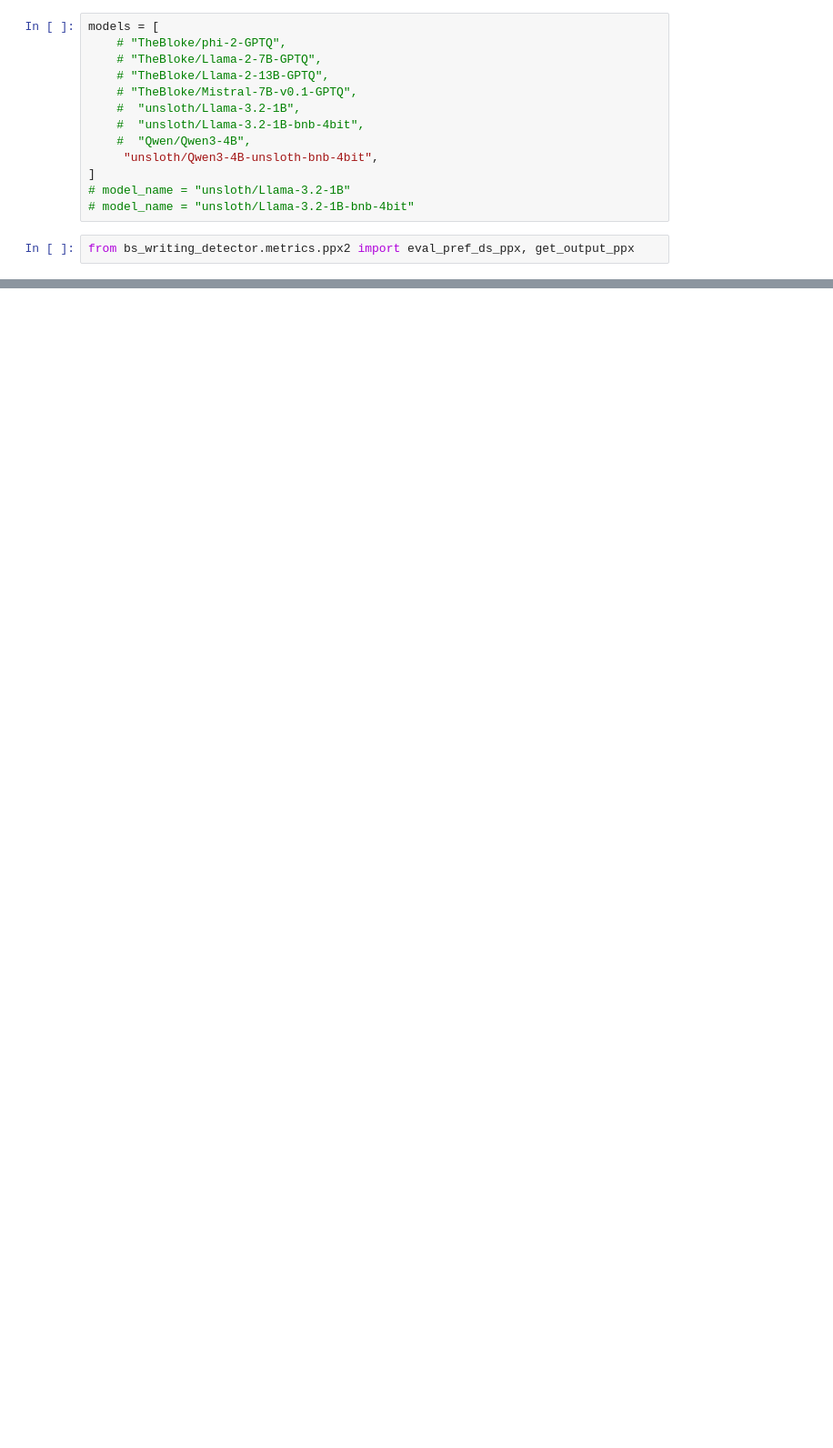
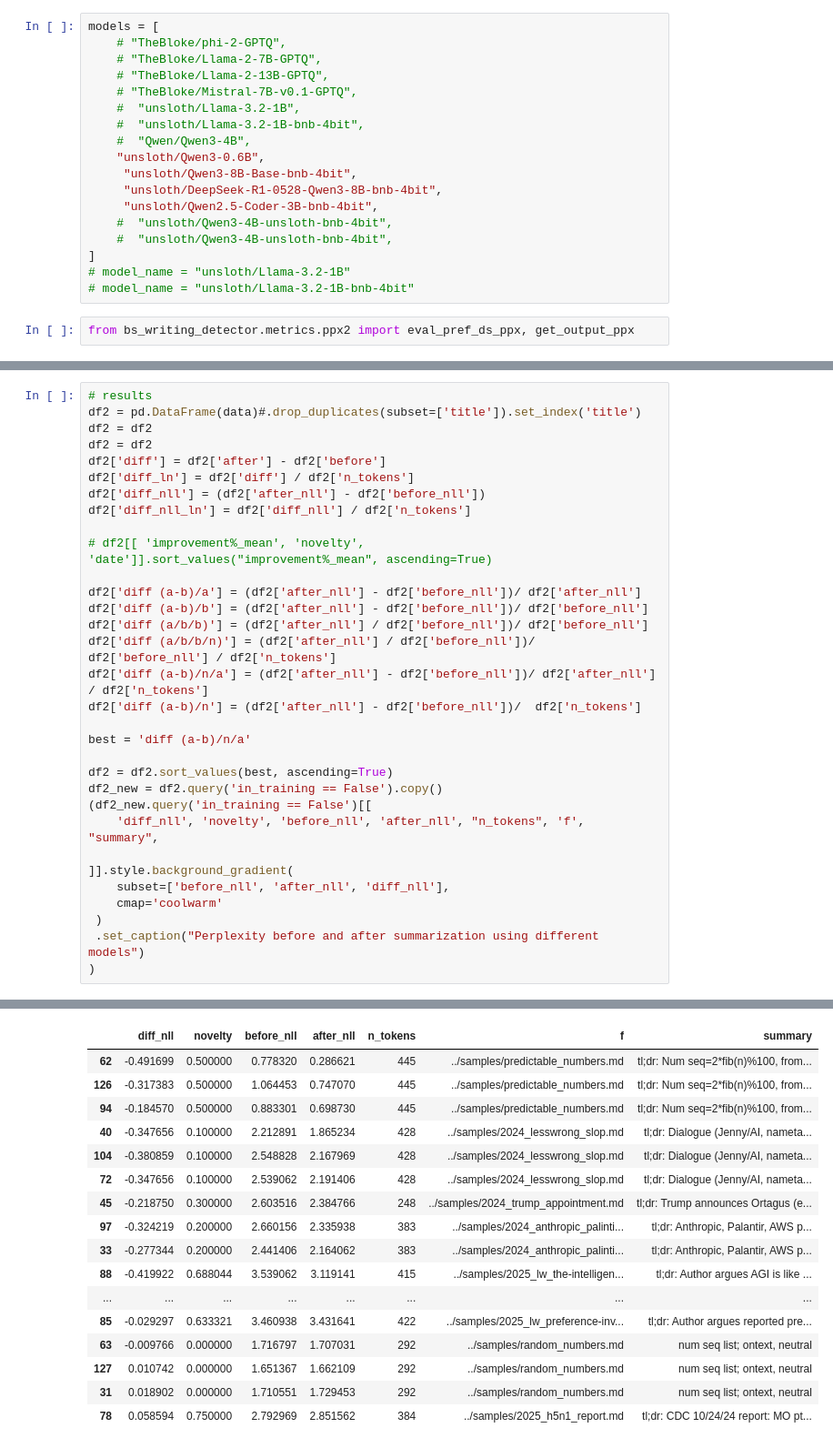
Before and after one commit to wassname/detect_bs_text, a Jupyter notebook: nbs/02_detection_using_tldr_prompt.ipynb, the cells around one changed output, grey strips where cells are left out. Shown: that part at 91% size. Saved outputs shown, nothing was run; the diff lists cells and outputs as text; blank space fills up the shorter version.

```diff
--- a/nbs/02_detection_using_tldr_prompt.ipynb
+++ b/nbs/02_detection_using_tldr_prompt.ipynb
@@ -149,7 +158,12 @@ models = [
     #  "unsloth/Llama-3.2-1B",
     #  "unsloth/Llama-3.2-1B-bnb-4bit",
     #  "Qwen/Qwen3-4B",
-     "unsloth/Qwen3-4B-unsloth-bnb-4bit",
+    "unsloth/Qwen3-0.6B",
+     "unsloth/Qwen3-8B-Base-bnb-4bit",
+     "unsloth/DeepSeek-R1-0528-Qwen3-8B-bnb-4bit",
+     "unsloth/Qwen2.5-Coder-3B-bnb-4bit",
+    #  "unsloth/Qwen3-4B-unsloth-bnb-4bit",
+    #  "unsloth/Qwen3-4B-unsloth-bnb-4bit",
 ]
 # model_name = "unsloth/Llama-3.2-1B"
 # model_name = "unsloth/Llama-3.2-1B-bnb-4bit"
@@ -249,0 +314,33 @@ df2[[ 'improvement%_mean', 'novelty', 'date']].sort_values("improvement%_mean",
+# %%
+# results
+df2 = pd.DataFrame(data)#.drop_duplicates(subset=['title']).set_index('title')
+df2 = df2
+df2 = df2
+df2['diff'] = df2['after'] - df2['before']
+df2['diff_ln'] = df2['diff'] / df2['n_tokens']
+df2['diff_nll'] = (df2['after_nll'] - df2['before_nll'])
+df2['diff_nll_ln'] = df2['diff_nll'] / df2['n_tokens']
+
+# df2[[ 'improvement%_mean', 'novelty', 'date']].sort_values("improvement%_mean", ascending=True)
+
+df2['diff (a-b)/a'] = (df2['after_nll'] - df2['before_nll'])/ df2['after_nll']
+df2['diff (a-b)/b'] = (df2['after_nll'] - df2['before_nll'])/ df2['before_nll']
+df2['diff (a/b/b)'] = (df2['after_nll'] / df2['before_nll'])/ df2['before_nll']
+df2['diff (a/b/b/n)'] = (df2['after_nll'] / df2['before_nll'])/ df2['before_nll'] / df2['n_tokens']
+df2['diff (a-b)/n/a'] = (df2['after_nll'] - df2['before_nll'])/ df2['after_nll'] / df2['n_tokens']
+df2['diff (a-b)/n'] = (df2['after_nll'] - df2['before_nll'])/  df2['n_tokens']
+
+best = 'diff (a-b)/n/a'
+
+df2 = df2.sort_values(best, ascending=True)
+df2_new = df2.query('in_training == False').copy()
+(df2_new.query('in_training == False')[[
+    'diff_nll', 'novelty', 'before_nll', 'after_nll', "n_tokens", 'f', "summary",
+
+]].style.background_gradient(
+    subset=['before_nll', 'after_nll', 'diff_nll'],
+    cmap='coolwarm'
+ )
+ .set_caption("Perplexity before and after summarization using different models")
+)
+# %% [output]
@@ -249,0 +348,17 @@ df2[[ 'improvement%_mean', 'novelty', 'date']].sort_values("improvement%_mean",
+|  | diff_nll | novelty | before_nll | after_nll | n_tokens | f | summary |
+| 62 | -0.491699 | 0.500000 | 0.778320 | 0.286621 | 445 | ../samples/predictable_numbers.md | tl;dr: Num seq=2*fib(n)%100, from... |
+| 126 | -0.317383 | 0.500000 | 1.064453 | 0.747070 | 445 | ../samples/predictable_numbers.md | tl;dr: Num seq=2*fib(n)%100, from... |
+| 94 | -0.184570 | 0.500000 | 0.883301 | 0.698730 | 445 | ../samples/predictable_numbers.md | tl;dr: Num seq=2*fib(n)%100, from... |
+| 40 | -0.347656 | 0.100000 | 2.212891 | 1.865234 | 428 | ../samples/2024_lesswrong_slop.md | tl;dr: Dialogue (Jenny/AI, nameta... |
+| 104 | -0.380859 | 0.100000 | 2.548828 | 2.167969 | 428 | ../samples/2024_lesswrong_slop.md | tl;dr: Dialogue (Jenny/AI, nameta... |
+| 72 | -0.347656 | 0.100000 | 2.539062 | 2.191406 | 428 | ../samples/2024_lesswrong_slop.md | tl;dr: Dialogue (Jenny/AI, nameta... |
+| 45 | -0.218750 | 0.300000 | 2.603516 | 2.384766 | 248 | ../samples/2024_trump_appointment.md | tl;dr: Trump announces Ortagus (e... |
+| 97 | -0.324219 | 0.200000 | 2.660156 | 2.335938 | 383 | ../samples/2024_anthropic_palinti... | tl;dr: Anthropic, Palantir, AWS p... |
+| 33 | -0.277344 | 0.200000 | 2.441406 | 2.164062 | 383 | ../samples/2024_anthropic_palinti... | tl;dr: Anthropic, Palantir, AWS p... |
+| 88 | -0.419922 | 0.688044 | 3.539062 | 3.119141 | 415 | ../samples/2025_lw_the-intelligen... | tl;dr: Author argues AGI is like ... |
+| ... | ... | ... | ... | ... | ... | ... | ... |
+| 85 | -0.029297 | 0.633321 | 3.460938 | 3.431641 | 422 | ../samples/2025_lw_preference-inv... | tl;dr: Author argues reported pre... |
+| 63 | -0.009766 | 0.000000 | 1.716797 | 1.707031 | 292 | ../samples/random_numbers.md | num seq list; ontext, neutral |
+| 127 | 0.010742 | 0.000000 | 1.651367 | 1.662109 | 292 | ../samples/random_numbers.md | num seq list; ontext, neutral |
+| 31 | 0.018902 | 0.000000 | 1.710551 | 1.729453 | 292 | ../samples/random_numbers.md | num seq list; ontext, neutral |
+| 78 | 0.058594 | 0.750000 | 2.792969 | 2.851562 | 384 | ../samples/2025_h5n1_report.md | tl;dr: CDC 10/24/24 report: MO pt... |
```
Also changed, not shown: parts of 16 cells of this notebook, 7 other files.
